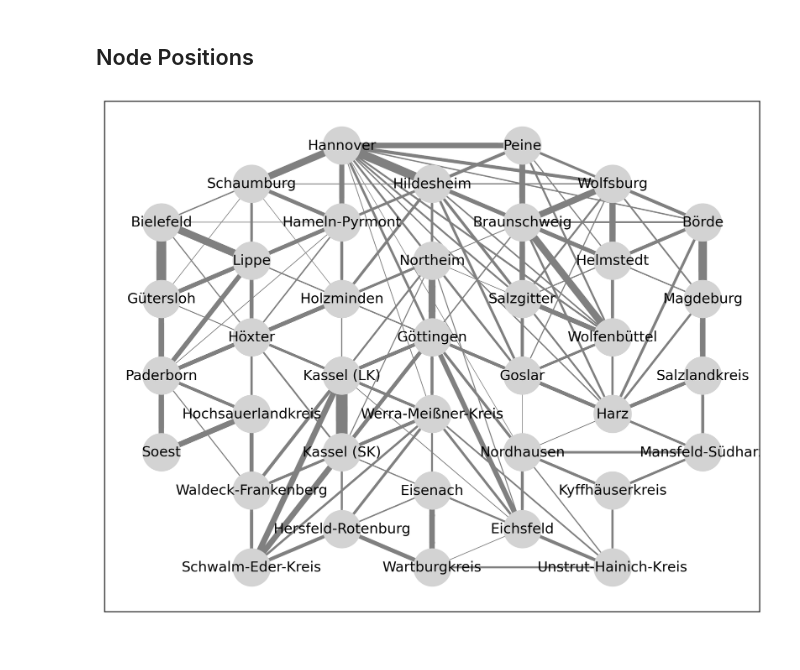
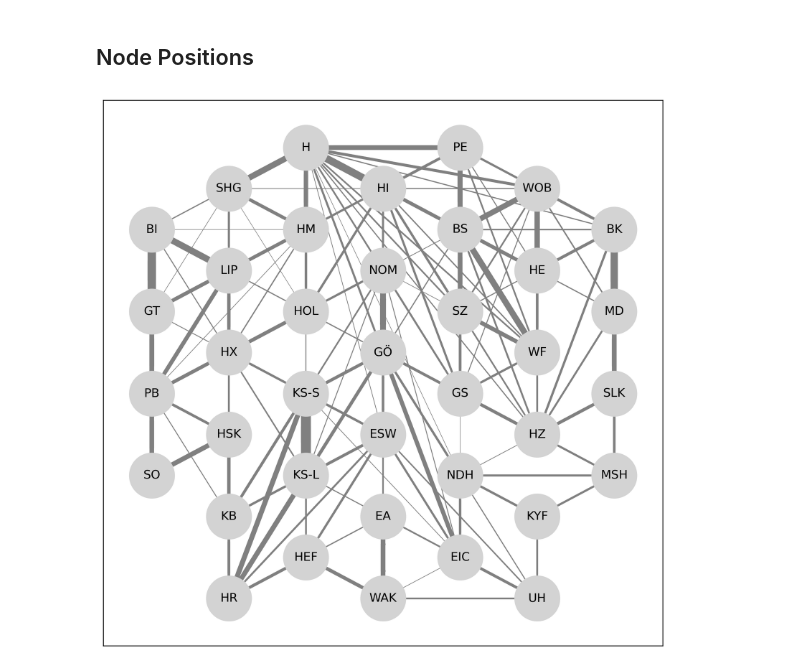
Before and after one commit to torbensun/Modeling-Of-Epidemics-With-Compartmental-And-Network-Models, a Jupyter notebook: Network Design.ipynb, the cells around one changed output. Drawn from its saved outputs; the diff is of its cells as text; code cells hidden in the pictures.

Commit message:
Replaced Region Names With KFZ-Labels

```diff
--- a/Network Design.ipynb
+++ b/Network Design.ipynb
@@ -24,23 +24,23 @@ distinct_pos = {0:(9,20*scl), 1:(6,14*scl), 2:(12,10*scl), 3:(3,12*scl), 4:(9,16
 # %%
 def create_network(matrix,pos):
     """creates and plots undirected weighted network
 
     Args:
         matrix (array): undirected weighted adjacency matrix
         pos (dictionary): node positions
     """
     G = nx.DiGraph()
     dim=len(matrix[0])
     for i in range(dim):
         for j in range(dim):
             if matrix[i][j] > 0:
                 G.add_edge(i,j, weight=matrix[i][j])
     weights = [np.sqrt(G[u][v]['weight']/500) for u,v in G.edges]
-    plt.figure(figsize=(10,8),dpi=300)
-    nx.draw_networkx(G,pos, labels=labels,node_size=1000, with_labels=True, font_color='black', width=weights, node_color='lightgrey' ,edge_color='grey',cmap=plt.cm.YlOrRd,vmin=0, vmax=0.07,arrowsize=1e-10)
+    plt.figure(figsize=(10,10),dpi=300)
+    nx.draw_networkx(G,pos, labels=short_labels,node_size=2000, with_labels=True, font_color='black', width=weights, node_color='lightgrey' ,edge_color='grey',cmap=plt.cm.YlOrRd,vmin=0, vmax=0.07,arrowsize=1e-10)
     plt.savefig('Media/Networks/38_Network_Draft.png')
     plt.show()
 
 create_network(nw_mat, distinct_pos)
 # %% [output]
-[figure, old version]
+[figure, new version]
```
Also changed, not shown: 2 other files.
